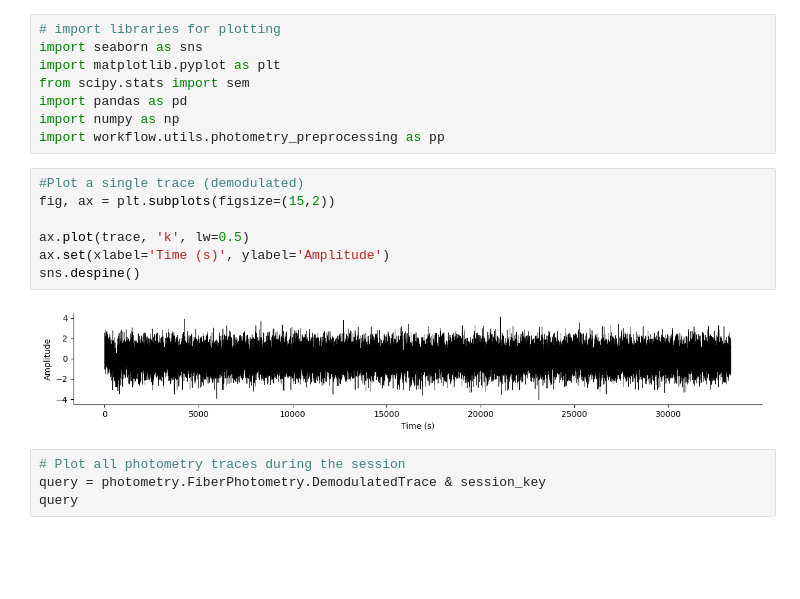
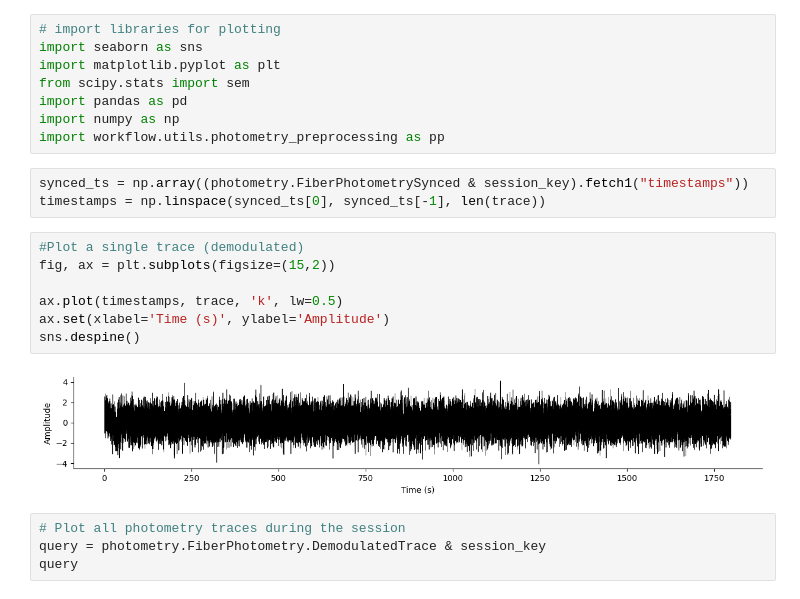
Before and after one commit to bernardosabatinilab/sabatini-datajoint-pipeline, a Jupyter notebook: notebooks/Oct2023 HMS Workshop/explore_pipeline.ipynb, the cells around one changed output. Drawn from its saved outputs; the diff is of its cells as text; blank space fills up the shorter version.

```diff
--- a/notebooks/Oct2023 HMS Workshop/explore_pipeline.ipynb
+++ b/notebooks/Oct2023 HMS Workshop/explore_pipeline.ipynb
@@ -235,15 +234,18 @@ from scipy.stats import sem
 import pandas as pd
 import numpy as np
 import workflow.utils.photometry_preprocessing as pp
+# %%
+synced_ts = np.array((photometry.FiberPhotometrySynced & session_key).fetch1("timestamps"))
+timestamps = np.linspace(synced_ts[0], synced_ts[-1], len(trace))
 # %%
 #Plot a single trace (demodulated)
 fig, ax = plt.subplots(figsize=(15,2))
 
-ax.plot(trace, 'k', lw=0.5)
+ax.plot(timestamps, trace, 'k', lw=0.5)
 ax.set(xlabel='Time (s)', ylabel='Amplitude')
 sns.despine()
 # %% [output]
-[figure, old version]
+[figure, new version]
 # %%
 # Plot all photometry traces during the session
 query = photometry.FiberPhotometry.DemodulatedTrace & session_key
```
Also changed, not shown: parts of 13 cells of this notebook.
